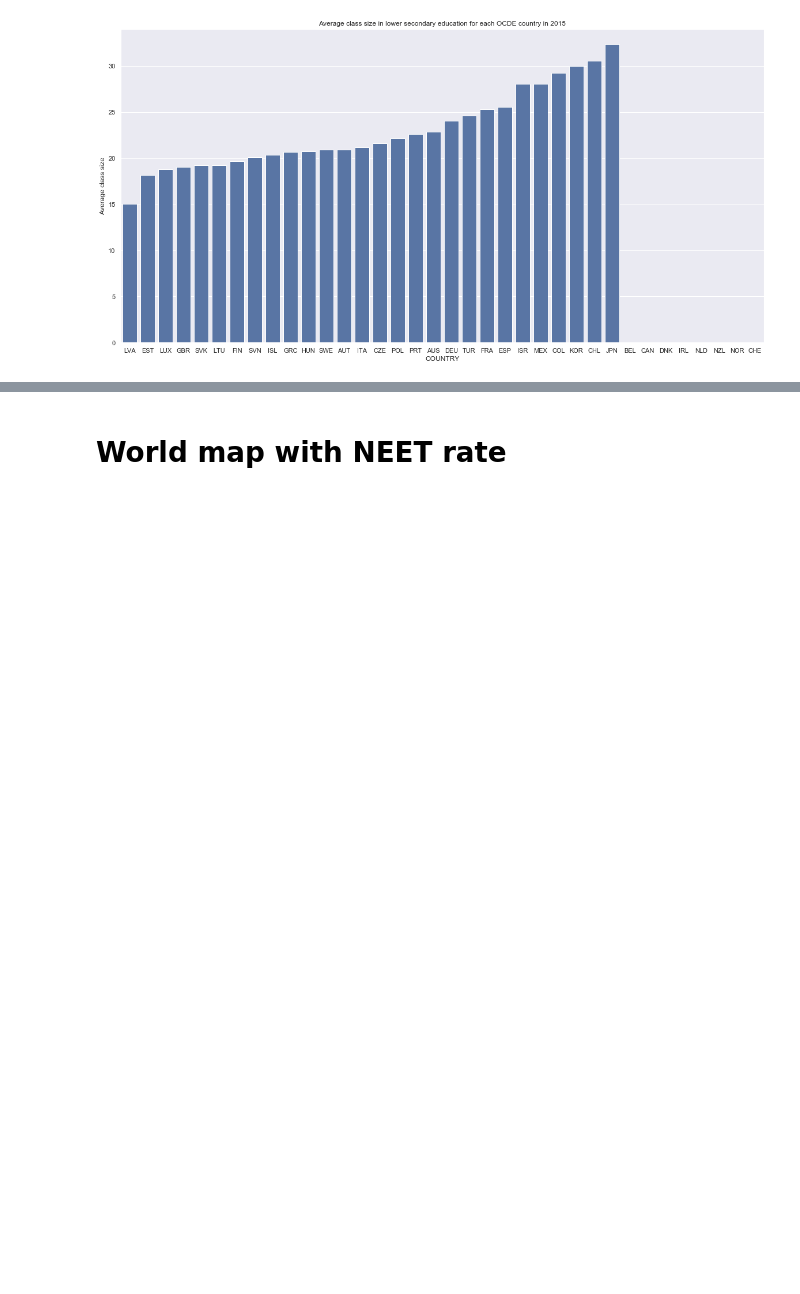
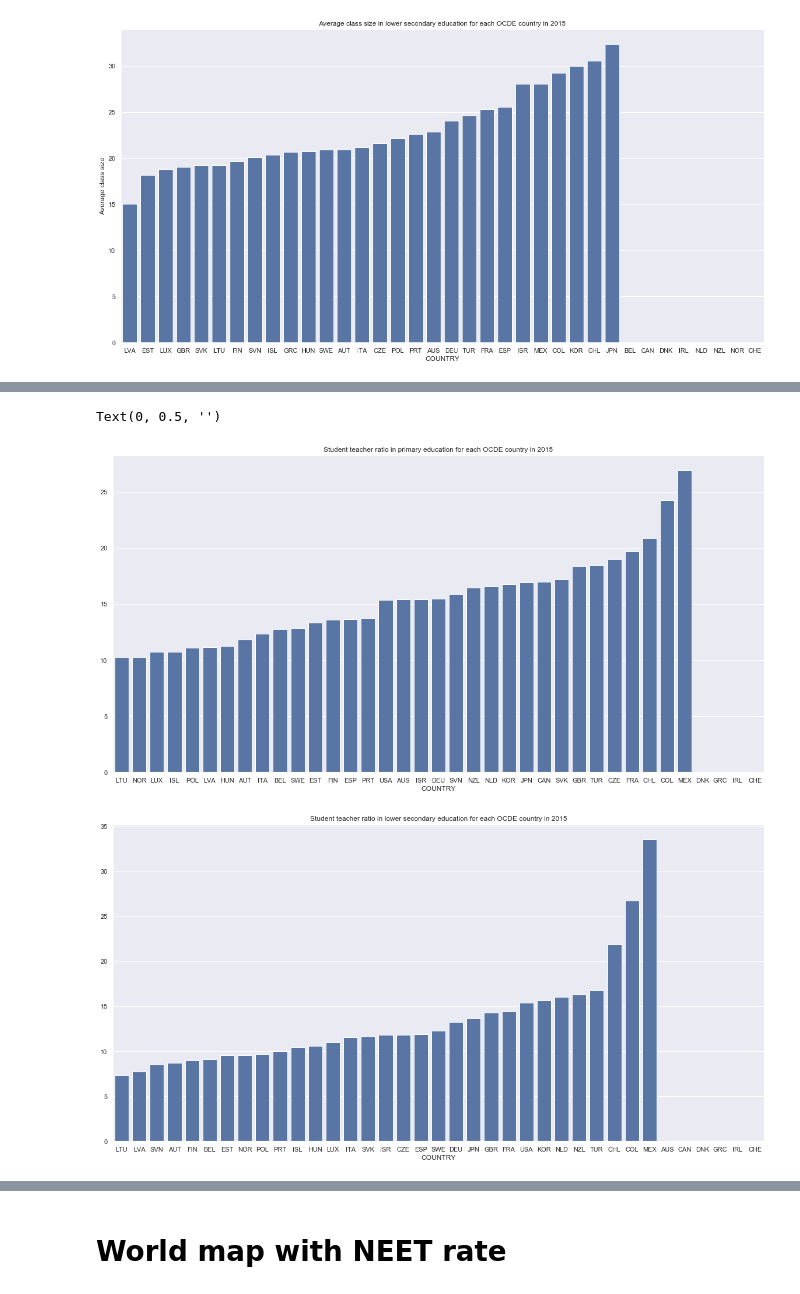
Before and after one commit to Victor-Manach/MODS206, a Jupyter notebook: Data_preparation_education_indicators.ipynb, the cells around one changed output, grey strips where cells are left out. Cells and saved outputs as stored; diff of their text form; code cells hidden in the pictures; blank space fills up the shorter version.

```diff
--- a/Data_preparation_education_indicators.ipynb
+++ b/Data_preparation_education_indicators.ipynb
@@ -60,0 +63,14 @@ avg_class_size_oecd_general_l2 = avg_class_size_oecd_general_l2[['COUNTRY', 'Val
+# %%
+student_teacher_ratio
+student_teacher_ratio_croped = student_teacher_ratio[['COUNTRY','ISC11_LEVEL_CAT','YEAR','Value']]
+student_teacher_ratio_oecd = pd.DataFrame(columns = student_teacher_ratio_croped.columns)
+for code in oecd_countries.keys():
+    student_teacher_ratio_oecd = student_teacher_ratio_oecd.append(student_teacher_ratio_croped[student_teacher_ratio_croped['COUNTRY']==code], ignore_index=True)
+# %%
+student_teacher_ratio_oecd_2015 = student_teacher_ratio_oecd[student_teacher_ratio_oecd['YEAR']==2015]
+
+student_teacher_ratio_oecd_2015_l2 = student_teacher_ratio_oecd_2015[student_teacher_ratio_oecd_2015.ISC11_LEVEL_CAT == 'L2']
+student_teacher_ratio_oecd_2015_l1 = student_teacher_ratio_oecd_2015[student_teacher_ratio_oecd_2015.ISC11_LEVEL_CAT == 'L1']
+
+student_teacher_ratio_oecd_2015_l1 = student_teacher_ratio_oecd_2015_l1[['COUNTRY', 'Value']].reset_index(drop=True)
+student_teacher_ratio_oecd_2015_l2 = student_teacher_ratio_oecd_2015_l2[['COUNTRY', 'Value']].reset_index(drop=True)
@@ -152,0 +215,14 @@ Text(0, 0.5, 'Average Total Years')
+# %%
+plt.figure(figsize=(20,10))
+sns.barplot(x='COUNTRY',y="Value",data=student_teacher_ratio_oecd_2015_l1,order=student_teacher_ratio_oecd_2015_l1.sort_values('Value')["COUNTRY"],color="C0")
+plt.title("Student teacher ratio in primary education for each OCDE country in 2015")
+plt.ylabel('')
+
+plt.figure(figsize=(20,10))
+sns.barplot(x='COUNTRY',y="Value",data=student_teacher_ratio_oecd_2015_l2,order=student_teacher_ratio_oecd_2015_l2.sort_values('Value')["COUNTRY"],color="C0")
+plt.title("Student teacher ratio in lower secondary education for each OCDE country in 2015")
+plt.ylabel('')
+# %% [output]
+Text(0, 0.5, '')
+[figure, added]
+[figure, added]
```
Also changed, not shown: parts of 26 cells of this notebook.
